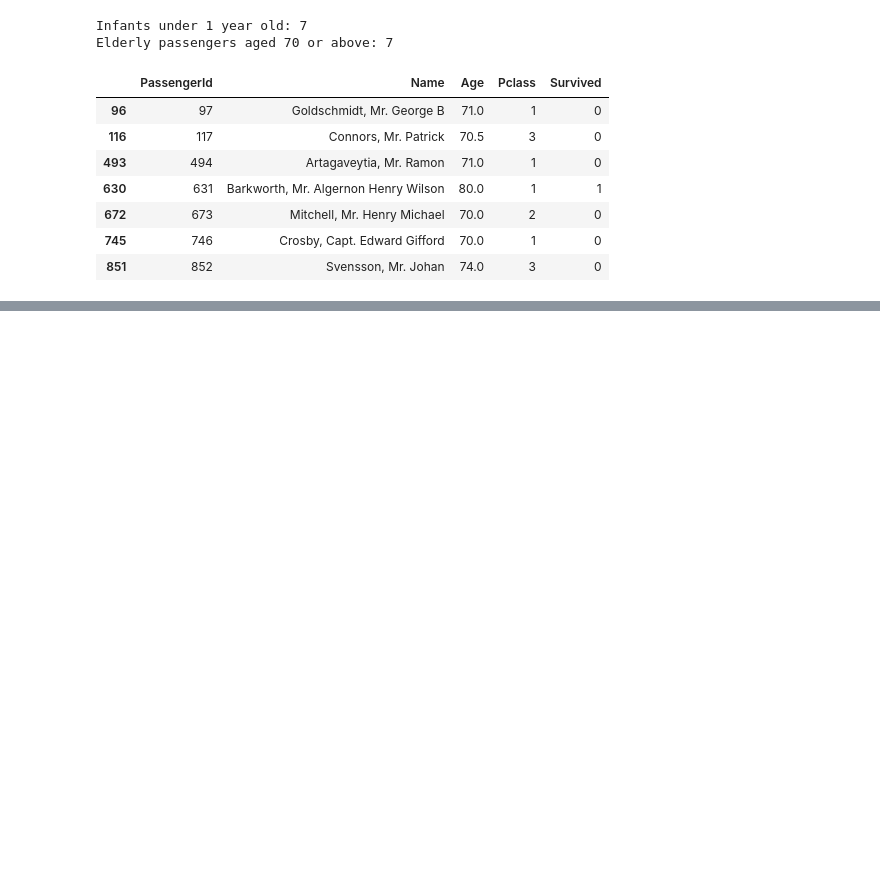
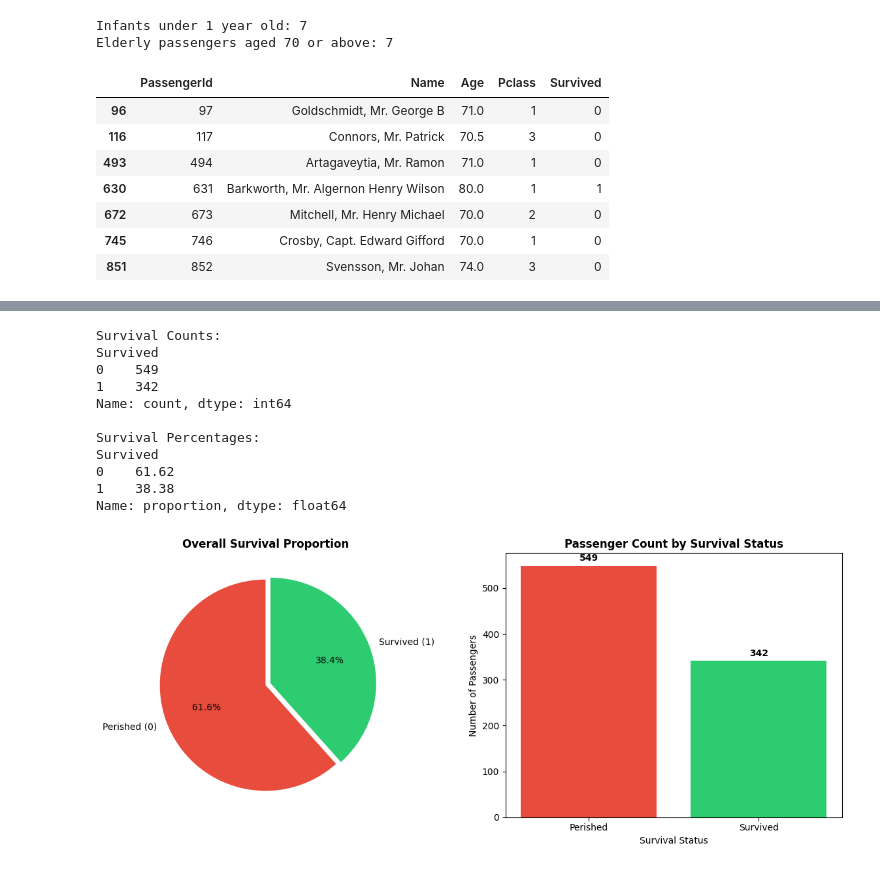
Before and after one commit to Omid-Zamzami/Titanic-EDA, a Jupyter notebook: notebooks/explore_data.ipynb, the cells around one changed output, grey strips where cells are left out. Drawn from its saved outputs; the diff is of its cells as text; code cells hidden in the pictures; blank space fills up the shorter version.

Commit message:
Visualize data

```diff
--- a/notebooks/explore_data.ipynb
+++ b/notebooks/explore_data.ipynb
@@ -283,0 +289,53 @@ max_age_passengers[["PassengerId", "Name", "Age", "Pclass", "Survived"]]
+# %%
+# 1. Calculate absolute frequencies and percentages
+survived_counts = df_clean["Survived"].value_counts()
+survived_pct = df_clean["Survived"].value_counts(normalize=True) * 100
+
+print("Survival Counts:")
+print(survived_counts)
+print("\nSurvival Percentages:")
+print(survived_pct.round(2))
+
+# 2. Visualize using Matplotlib & Seaborn
+fig, axes = plt.subplots(1, 2, figsize=(12, 5))
+
+# Subplot 1: Pie Chart for Proportions
+colors = ["#e74c3c", "#2ecc71"]  # Red for deceased (0), Green for survived (1)
+axes[0].pie(
+    survived_counts,
+    labels=["Perished (0)", "Survived (1)"],
+    autopct="%1.1f%%",
+    startangle=90,
+    colors=colors,
+    explode=[0, 0.05],
+)
+axes[0].set_title("Overall Survival Proportion", fontsize=12, fontweight="bold")
+
+# Subplot 2: Native Bar Plot without version deprecation warnings
+bars = axes[1].bar(
+    ["Perished", "Survived"], survived_counts.values, color=colors
+)
+axes[1].set_title(
+    "Passenger Count by Survival Status", fontsize=12, fontweight="bold"
+)
+axes[1].set_ylabel("Number of Passengers")
+axes[1].set_xlabel("Survival Status")
+
+# Modern, clean way to label bar heights directly
+axes[1].bar_label(bars, padding=3, fontweight="bold")
+
+plt.tight_layout()
+plt.show()
+# %% [output]
+Survival Counts:
+Survived
+0    549
+1    342
+Name: count, dtype: int64
+
+Survival Percentages:
+Survived
+0    61.62
+1    38.38
+Name: proportion, dtype: float64
+[figure, added]
```
Also changed, not shown: parts of 14 cells of this notebook.
